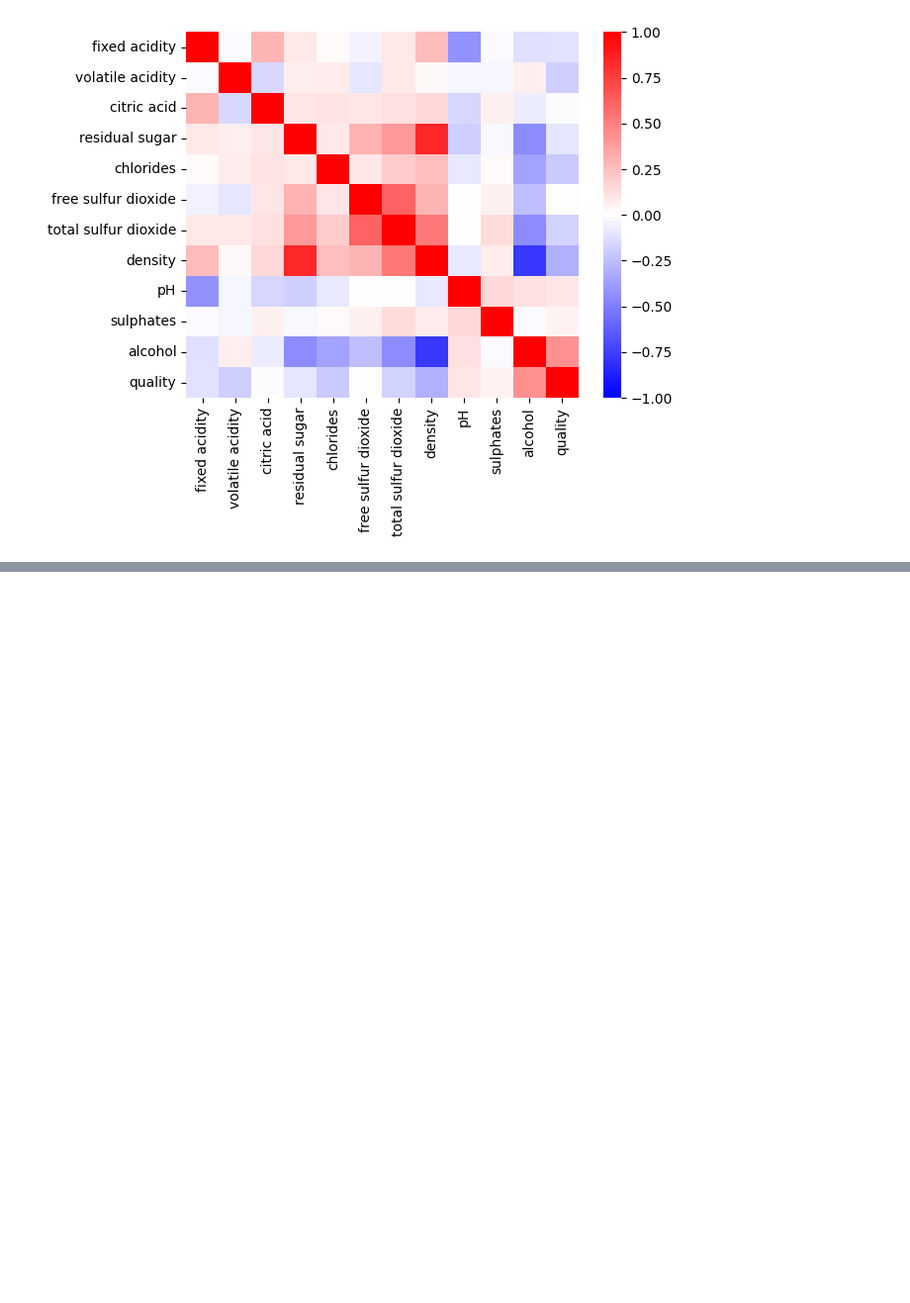
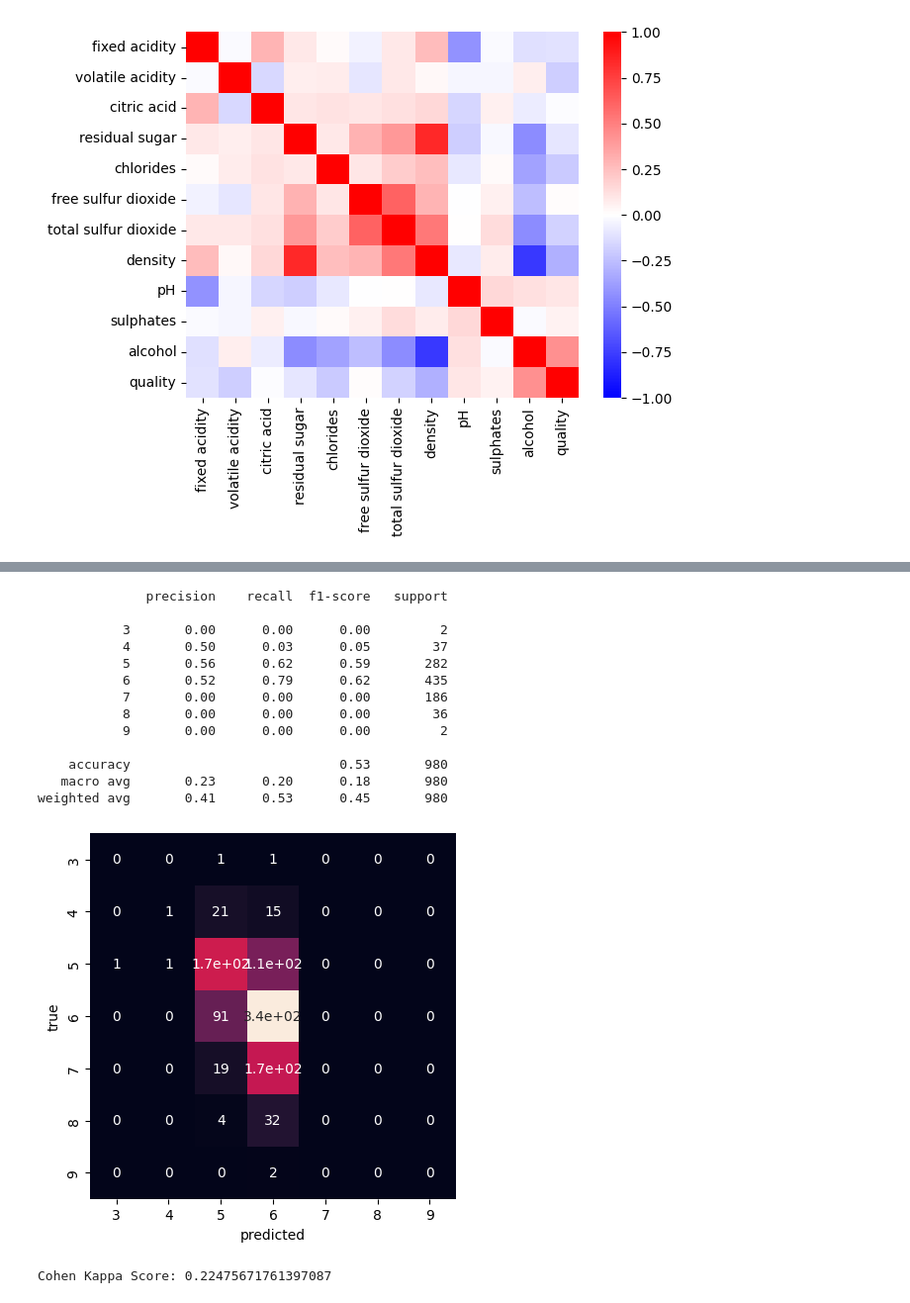
Before and after one commit to apwood-physics/HPEDSI-Courses, a Jupyter notebook: 311_intro_to_ML/HW2/311_wood_anthony_2.ipynb, the cells around one changed output, grey strips where cells are left out. Shown at 99% size. Drawn from its saved outputs; the diff is of its cells as text; code cells hidden in the pictures; blank space fills up the shorter version.

```diff
--- a/311_intro_to_ML/HW2/311_wood_anthony_2.ipynb
+++ b/311_intro_to_ML/HW2/311_wood_anthony_2.ipynb
@@ -72,0 +100,26 @@ X_train, X_test, y_train, y_test = train_test_split(
+# %%
+scoring = ["accuracy", "f1_macro"]
+
+hyperparams = {
+    "C": [1, 10, 100, 1000],
+    "kernel": ["rbf", "sigmoid"]
+}
+
+svc_clf = GridSearchCV(
+    SVC(random_state=seed),
+    param_grid=hyperparams,
+    cv=3,
+    n_jobs=-1,
+    scoring=scoring,
+    refit="accuracy"
+)
+svc_clf.fit(X_train, y_train)
+
+means = svc_clf.cv_results_["mean_test_accuracy"]
+stds = svc_clf.cv_results_["std_test_accuracy"]
+
+print(f"best combination:")
+print(svc_clf.best_params_)
+
+for mean, std, params in zip(means, stds, svc_clf.cv_results_["params"]):
+    print(f"{mean:0.03f} (+/-{std:0.03f}) for {params}")
@@ -72,0 +137,18 @@ X_train, X_test, y_train, y_test = train_test_split(
+# %%
+print_report(svc_clf, X_test, y_test)
+# %% [output]
+              precision    recall  f1-score   support
+
+           3       0.00      0.00      0.00         2
+           4       0.50      0.03      0.05        37
+           5       0.56      0.62      0.59       282
+           6       0.52      0.79      0.62       435
+           7       0.00      0.00      0.00       186
+           8       0.00      0.00      0.00        36
+           9       0.00      0.00      0.00         2
+
+    accuracy                           0.53       980
+   macro avg       0.23      0.20      0.18       980
+weighted avg       0.41      0.53      0.45       980
+[figure, added]
+Cohen Kappa Score: 0.22475671761397087
```
Also changed, not shown: parts of 16 cells of this notebook, 1 other file.
